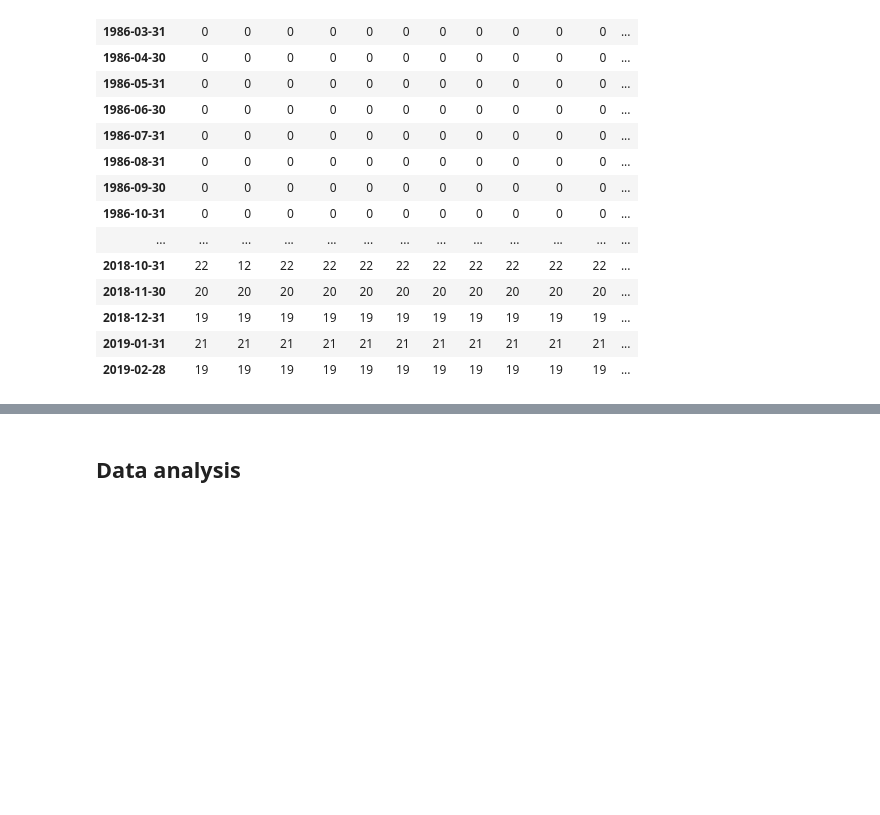
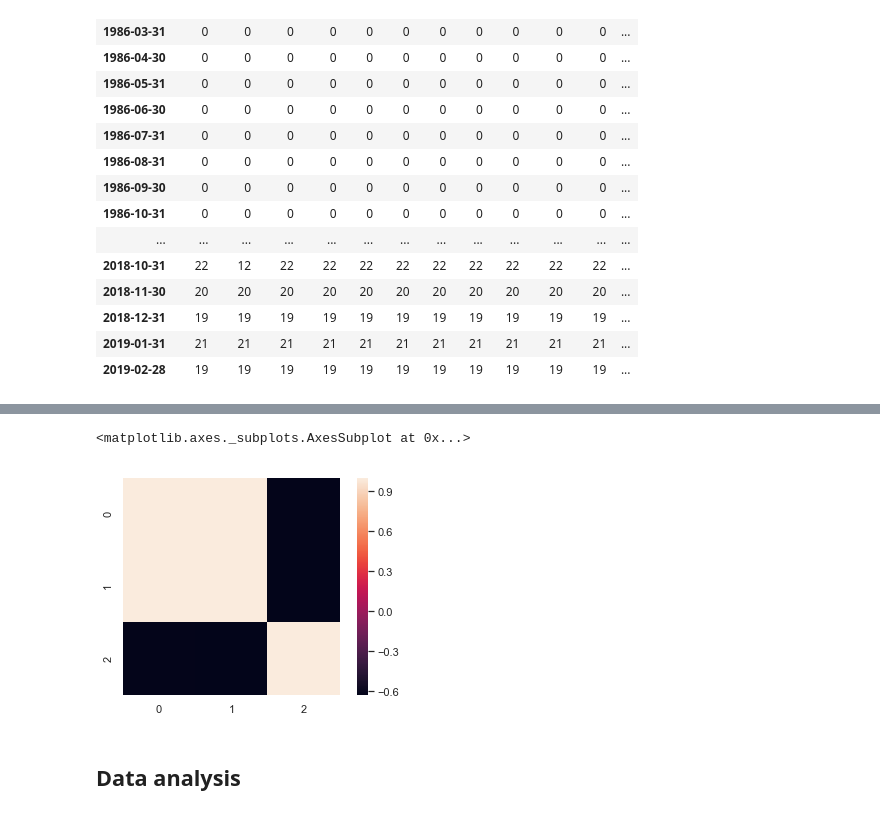
Before and after one commit to tomron27/fin_algs, a Jupyter notebook: HW1.ipynb, the cells around one changed output, grey strips where cells are left out. Cells and saved outputs as stored; diff of their text form; code cells hidden in the pictures; blank space fills up the shorter version.

```diff
--- a/HW1.ipynb
+++ b/HW1.ipynb
@@ -143,0 +161,11 @@ data.groupby(pd.Grouper(key='Date', freq='1m')).count()
+# %%
+f_data = data[(data['Date'] > '1990-01-01')]
+f_data = f_data[[col for col in f_data.columns if col != 'Date']]
+f_data = f_data[[col for col in f_data.columns if col not in ['1 Mo', '2 Mo', '20 Yr']]]
+f_data = f_data[[col for col in f_data.columns if col in ['3 Mo', '1 Yr', 'BAA10Y']]]
+f_data = f_data.dropna(axis=0, how='any')
+
+# Subtract consecutive days
+# f_data = f_data - f_data.shift(1)
+# f_data = f_data[1:]
+f_data
@@ -143,0 +191,5 @@ data.groupby(pd.Grouper(key='Date', freq='1m')).count()
+# %%
+sns.heatmap(np.corrcoef(f_data.values.T), square=True)
+# %% [output]
+<matplotlib.axes._subplots.AxesSubplot at 0x...>
+[figure, added]
```
Also changed, not shown: parts of 35 cells of this notebook.
